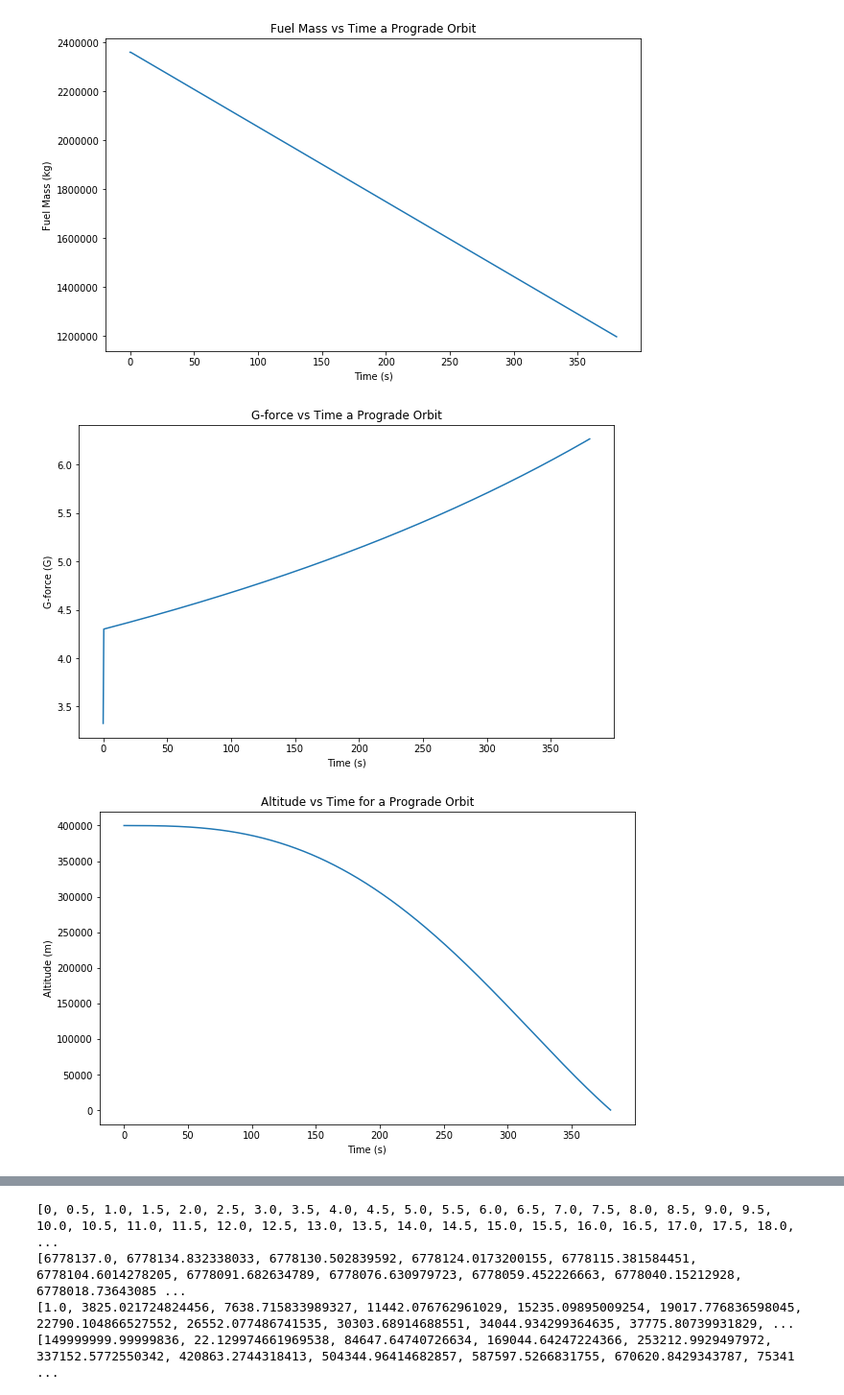
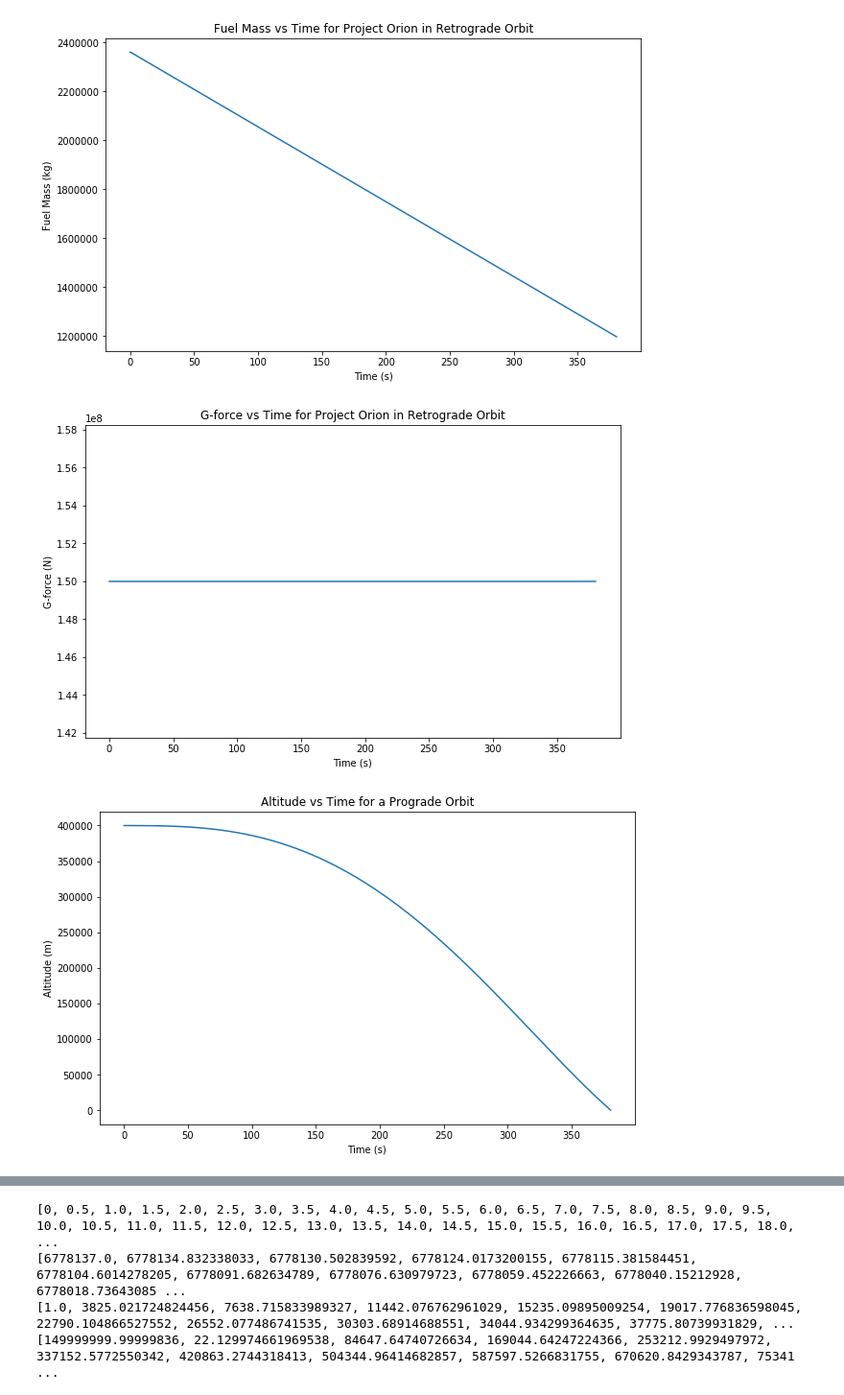
Before and after one commit to jamesli124/PH412_Final, a Jupyter notebook: Retrograde_Project_Orion.ipynb, the cells around one changed output, grey strips where cells are left out. Shown at 96% size. Saved outputs shown, nothing was run; the diff lists cells and outputs as text; code cells hidden in the pictures.

Commit message:
Figures

```diff
--- a/Retrograde_Project_Orion.ipynb
+++ b/Retrograde_Project_Orion.ipynb
@@ -360,7 +360,7 @@ ax.plot(earth_x,earth_y,'b-') #plotting earth surface
 ax.set_aspect('equal')
 ax.set_ylabel('y-position (m)')
 ax.set_xlabel('x-position (m)')
-ax.set_title('Rocket Trajectory for Prograde Orbit')
+ax.set_title('Rocket Trajectory for Project Orion in Retrograde Orbit')
 ax.plot(x_list,y_list,'r-') #plotting rocket trajectory
 
 fig2,axs=plt.subplots(16,1)
@@ -372,7 +372,7 @@ axs[0].set_ylabel('Velocity')
 
 #plot for acceleration
 axs[1].plot(t_list,a_list)
-axs[1].set_ylabel('Acceleration')
+axs[1].set_ylabel('Acceleration for Project Orion in Retrograde Orbit')
 
 #plot for the mass of the rocket as it progresses
 axs[2].plot(t_list,mass_list)
@@ -438,15 +438,15 @@ fig3.set_size_inches(10,6)
 ax3.plot(t_list,fuel_mass_list)
 ax3.set_xlabel('Time (s)')
 ax3.set_ylabel('Fuel Mass (kg)')
-ax3.set_title('Fuel Mass vs Time a Prograde Orbit')
+ax3.set_title('Fuel Mass vs Time for Project Orion in Retrograde Orbit')
 
 #g-force vs time
 fig4,ax4=plt.subplots(1,1)
 fig4.set_size_inches(10,6)
-ax4.plot(t_list,g_force_list)
+ax4.plot(t_list,F_T_list)
 ax4.set_xlabel('Time (s)')
-ax4.set_ylabel('G-force (G)')
-ax4.set_title('G-force vs Time a Prograde Orbit')
+ax4.set_ylabel('G-force (N)')
+ax4.set_title('G-force vs Time for Project Orion in Retrograde Orbit')
 
 #altitude vs time
 fig5,ax5=plt.subplots(1,1)
@@ -469,5 +469,5 @@ Rocket recontacted the earth.
-[figure, old version]
+[figure, new version]
-[figure, old version]
+[figure, new version]
 [figure]
 It took 2359500.0 kg of fuel to reach orbit.
 # %%
```
Also changed, not shown: parts of 1 cell of this notebook, 3 other files.
